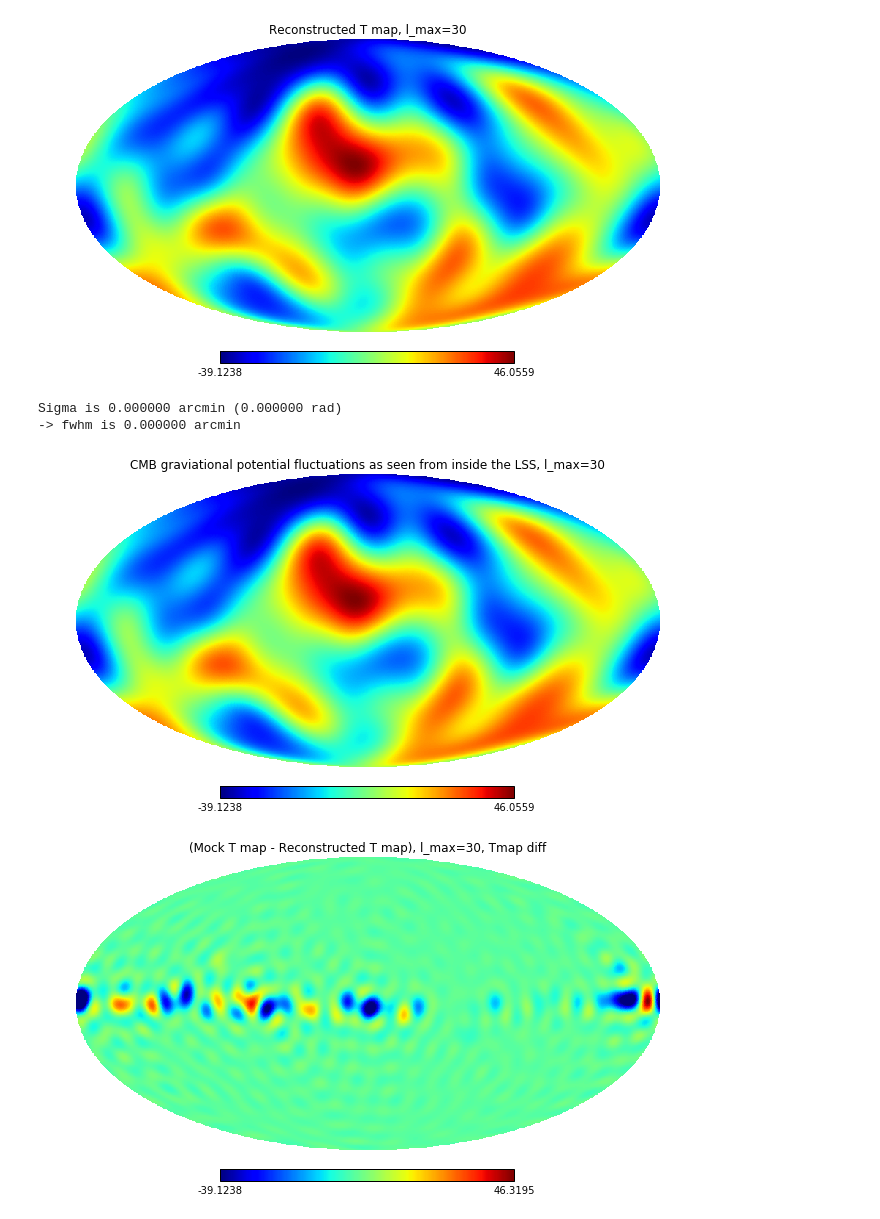
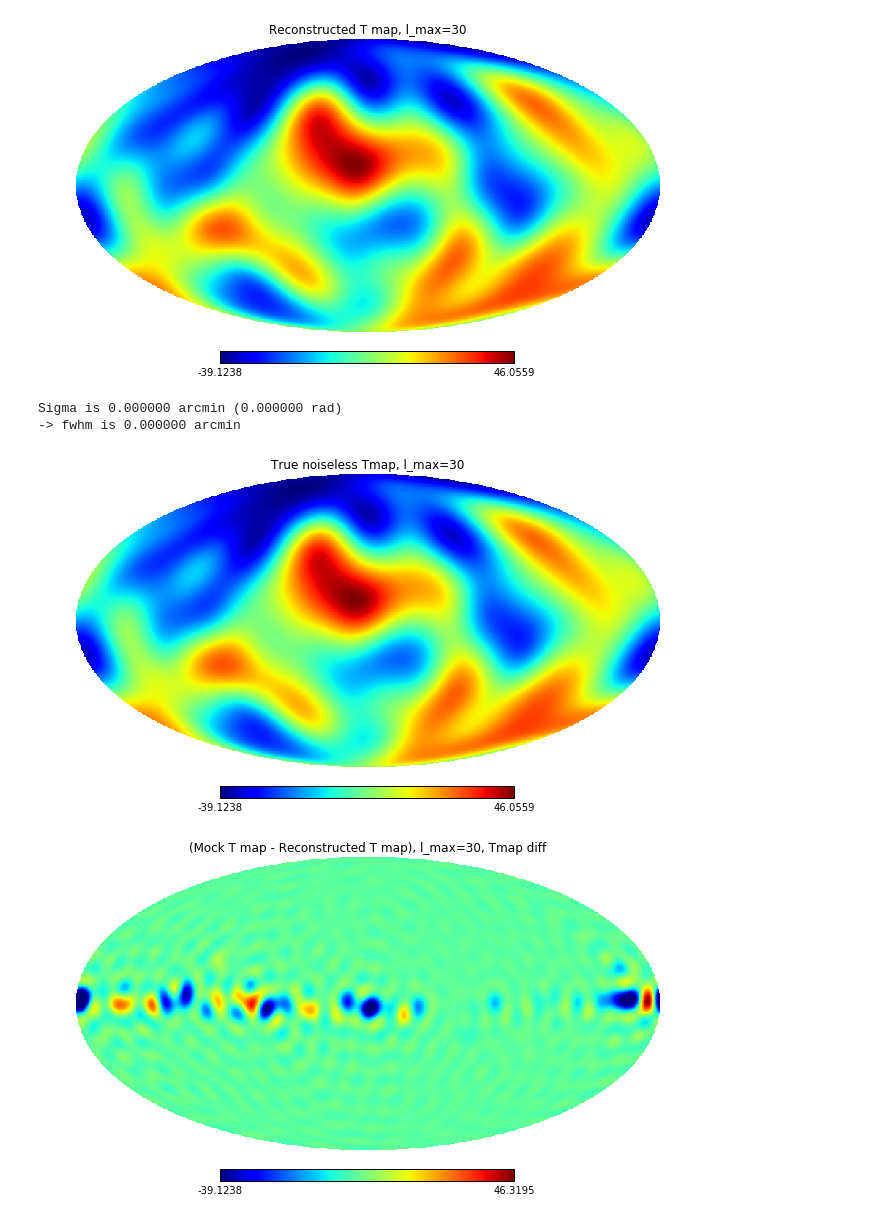
Before and after one commit to LaurencePeanuts/Music, a Jupyter notebook: Demos/PlanckSamples_Demo.ipynb, the cells around one changed output. Saved outputs shown, nothing was run; the diff lists cells and outputs as text; code cells hidden in the pictures.

```diff
--- a/Demos/PlanckSamples_Demo.ipynb
+++ b/Demos/PlanckSamples_Demo.ipynb
@@ -225,11 +225,11 @@ Sigma is 0.000000 arcmin (0.000000 rad)
 [figure]
 # %%
 # True value without noise
-beatbox.You.all_simulated_universes[-1].show_CMB_T_map(from_perspective_of="observer")
+beatbox.You.all_simulated_universes[-1].show_CMB_T_map(title = 'True noiseless Tmap', from_perspective_of="observer")
 # %% [output]
 Sigma is 0.000000 arcmin (0.000000 rad)
 -> fwhm is 0.000000 arcmin
-[figure, old version]
+[figure, new version]
 # %%
 hp.mollview(MockUniverse.Tmap-We.Tmap,  rot=(-90,0,0), min=-39.1238, title="(Mock T map - Reconstructed T map), l_max=%d, Tmap diff" % We.truncated_lmax)
 # %% [output]
```
Also changed, not shown: parts of 1 cell of this notebook, 1 other file.
